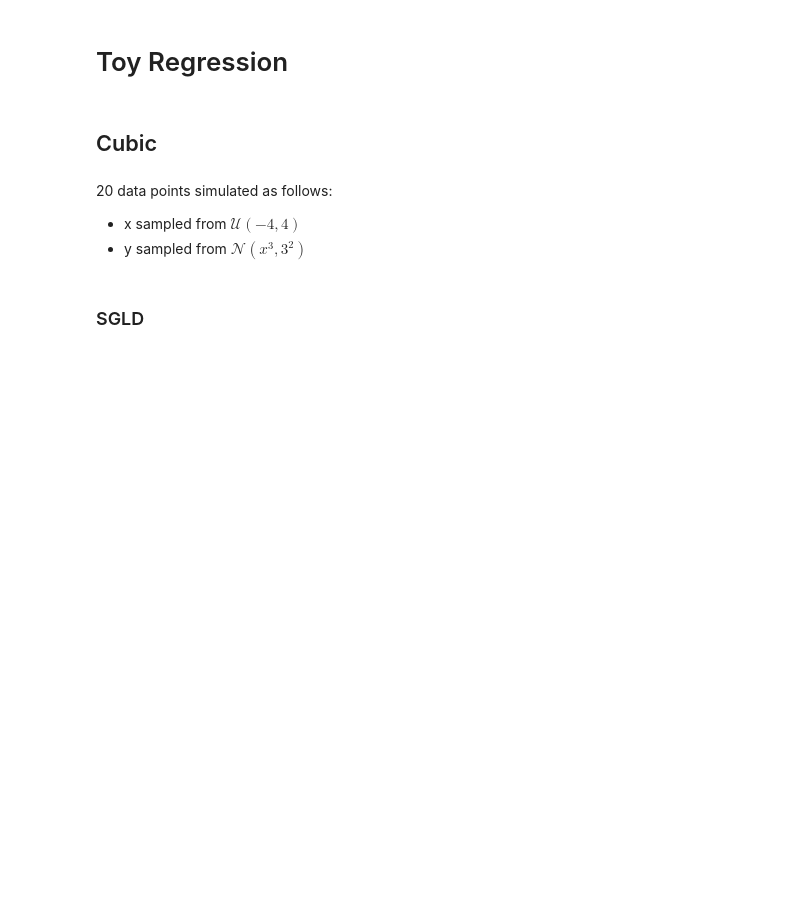
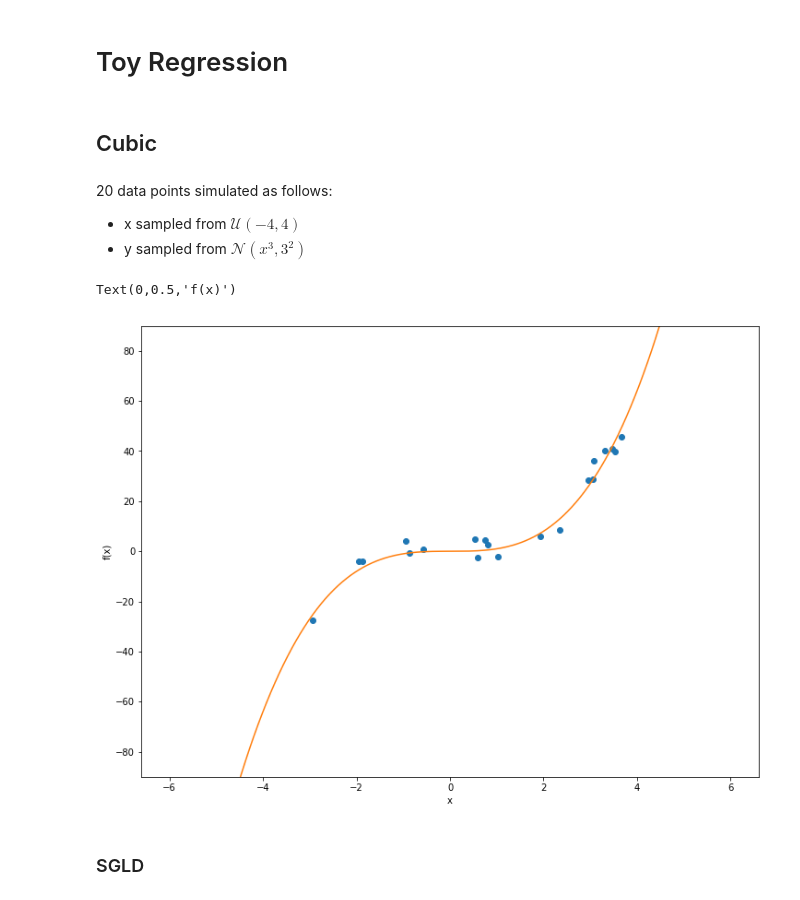
Before and after one commit to GitM0j0/KSGFS, a Jupyter notebook: toy_regression.ipynb, the cells around one changed output. Saved outputs shown, nothing was run; the diff lists cells and outputs as text; code cells hidden in the pictures; blank space fills up the shorter version.

```diff
--- a/toy_regression.ipynb
+++ b/toy_regression.ipynb
@@ -20,13 +18,23 @@ from sklearn.model_selection import train_test_split
 - x sampled from $\mathcal{U}(-4,4)$
 - y sampled from $\mathcal{N}(x^3,3^2)$
 # %%
+np.random.seed(42)
+torch.manual_seed(42)
+
 x, _ = torch.empty(20,1).uniform_(-4,4).sort(0)
 y = torch.normal(x**3,3)
 grid = np.linspace(-6,6,400).reshape(-1,1)
-y_true = grid ** 3
+y_true = (grid ** 3).reshape(-1,1)
 # %%
+plt.figure(figsize=(12,9))
 plt.plot(x.numpy(),y.numpy(),'o')
 plt.plot(grid,y_true)
+plt.ylim(-90,90)
+plt.xlabel('x')
+plt.ylabel('f(x)')
+# %% [output]
+Text(0,0.5,'f(x)')
+[figure, added]
 # %%
 if torch.cuda.is_available():
     device = torch.device("cuda")
```
Also changed, not shown: parts of 19 cells of this notebook, 1 other file.
